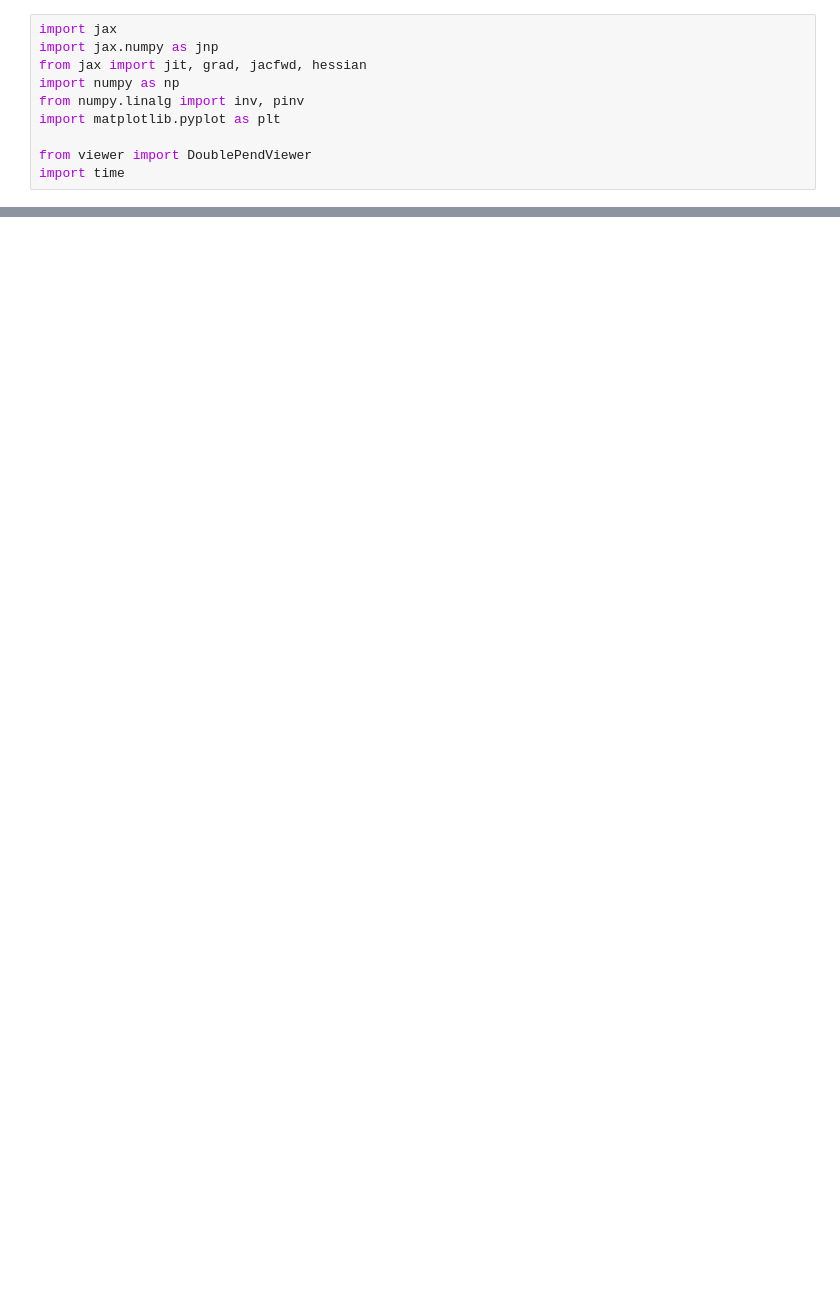
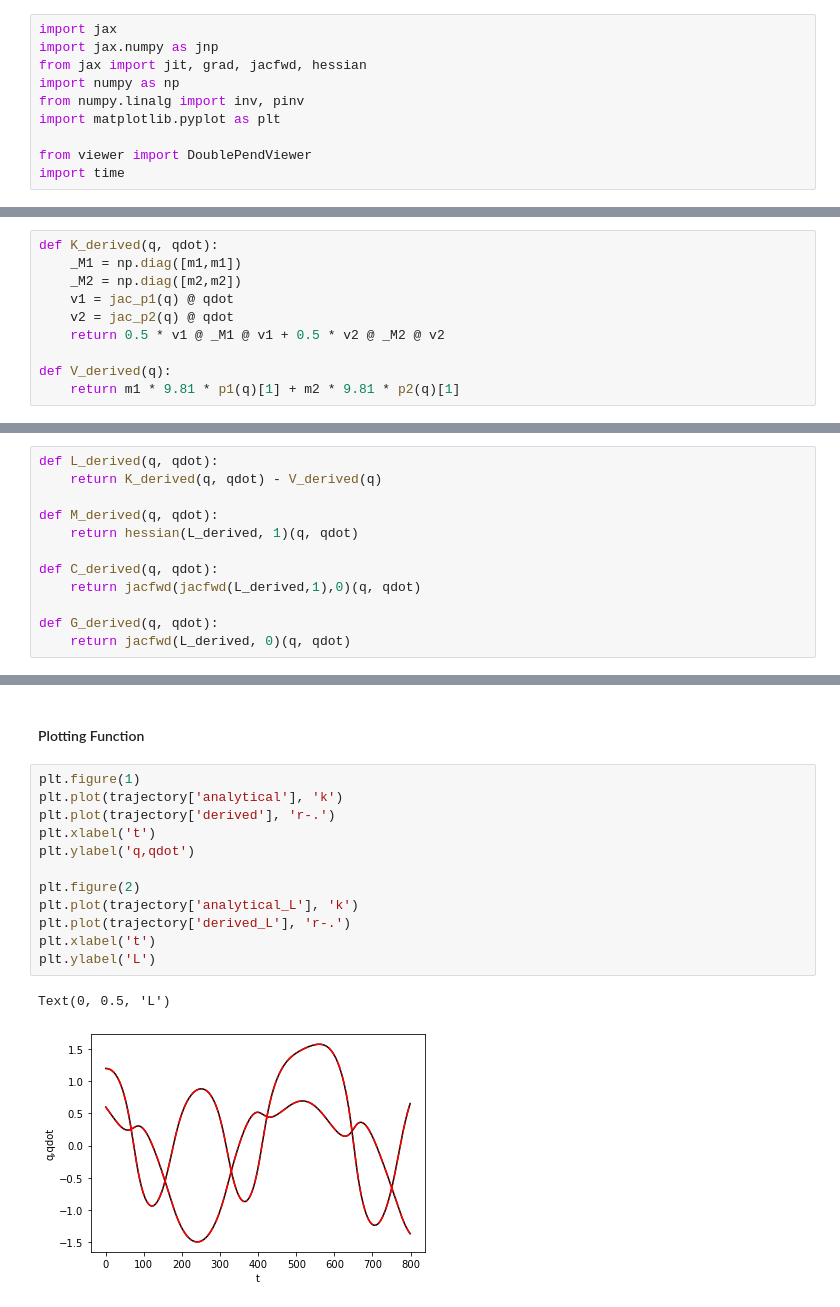
Before and after one commit to ialab-yale/robot_fundamentals, a Jupyter notebook: examples/locomotion/double_pend.ipynb, the cells around one changed output, grey strips where cells are left out. Cells and saved outputs as stored; diff of their text form; blank space fills up the shorter version.

```diff
--- a/examples/locomotion/double_pend.ipynb
+++ b/examples/locomotion/double_pend.ipynb
@@ -202,0 +283,10 @@ plt.plot(jax.vmap(p2)(jnp.array(trajectory['derived'])[:,:2]))
+# %%
+def K_derived(q, qdot):
+    _M1 = np.diag([m1,m1])
+    _M2 = np.diag([m2,m2])
+    v1 = jac_p1(q) @ qdot
+    v2 = jac_p2(q) @ qdot
+    return 0.5 * v1 @ _M1 @ v1 + 0.5 * v2 @ _M2 @ v2
+
+def V_derived(q):
+    return m1 * 9.81 * p1(q)[1] + m2 * 9.81 * p2(q)[1]
@@ -202,0 +307,12 @@ plt.plot(jax.vmap(p2)(jnp.array(trajectory['derived'])[:,:2]))
+# %%
+def L_derived(q, qdot):
+    return K_derived(q, qdot) - V_derived(q)
+
+def M_derived(q, qdot):
+    return hessian(L_derived, 1)(q, qdot)
+
+def C_derived(q, qdot):
+    return jacfwd(jacfwd(L_derived,1),0)(q, qdot)
+
+def G_derived(q, qdot):
+    return jacfwd(L_derived, 0)(q, qdot)
@@ -202,0 +398,17 @@ plt.plot(jax.vmap(p2)(jnp.array(trajectory['derived'])[:,:2]))
+# %% [markdown]
+#### Plotting Function
+# %%
+plt.figure(1)
+plt.plot(trajectory['analytical'], 'k')
+plt.plot(trajectory['derived'], 'r-.')
+plt.xlabel('t')
+plt.ylabel('q,qdot')
+
+plt.figure(2)
+plt.plot(trajectory['analytical_L'], 'k')
+plt.plot(trajectory['derived_L'], 'r-.')
+plt.xlabel('t')
+plt.ylabel('L')
+# %% [output]
+Text(0, 0.5, 'L')
+[figure, added]
```
Also changed, not shown: parts of 49 cells of this notebook, 5 other files.
